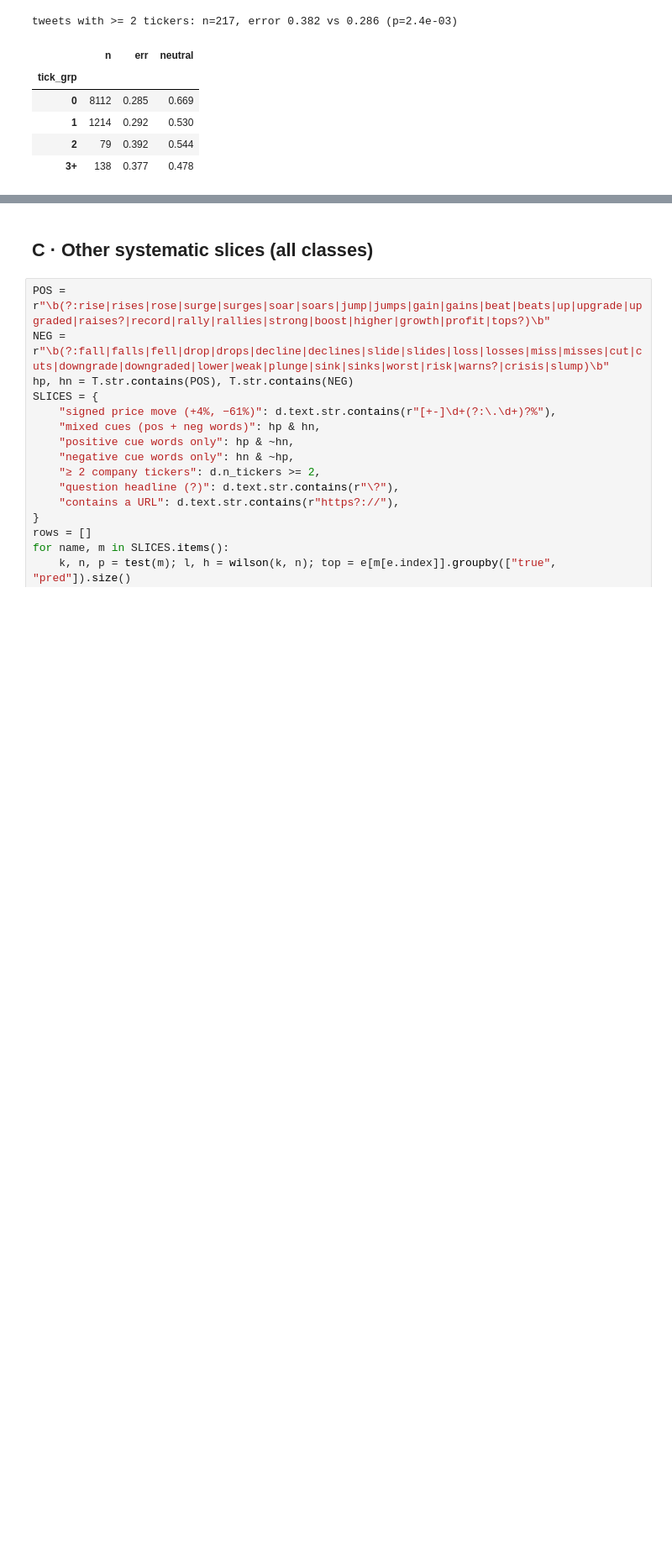
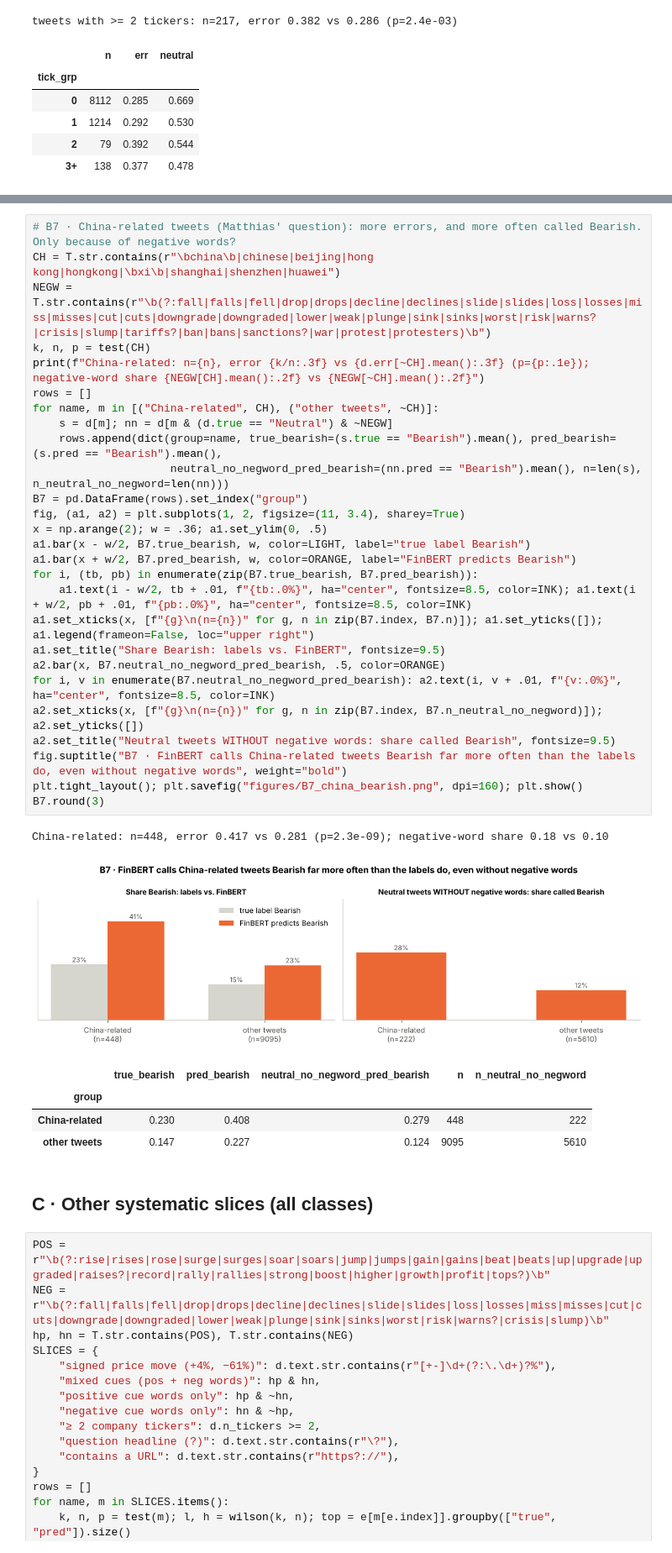
Before and after one commit to DharmikChaklasiya/AI-Visualization, a Jupyter notebook: Phase_1_Using_AI/01_neutral_error_analysis.ipynb, the cells around one changed output, grey strips where cells are left out. Shown at 84% size. Drawn from its saved outputs; the diff is of its cells as text; blank space fills up the shorter version.

```diff
--- a/Phase_1_Using_AI/01_neutral_error_analysis.ipynb
+++ b/Phase_1_Using_AI/01_neutral_error_analysis.ipynb
@@ -292,3 +323,37 @@ tweets with >= 2 tickers: n=217, error 0.382 vs 0.286 (p=2.4e-03)
+# %%
+# B7 · China-related tweets (Matthias' question): more errors, and more often called Bearish. Only because of negative words?
+CH = T.str.contains(r"\bchina\b|chinese|beijing|hong kong|hongkong|\bxi\b|shanghai|shenzhen|huawei")
+NEGW = T.str.contains(r"\b(?:fall|falls|fell|drop|drops|decline|declines|slide|slides|loss|losses|miss|misses|cut|cuts|downgrade|downgraded|lower|weak|plunge|sink|sinks|worst|risk|warns?|crisis|slump|tariffs?|ban|bans|sanctions?|war|protest|protesters)\b")
+k, n, p = test(CH)
+print(f"China-related: n={n}, error {k/n:.3f} vs {d.err[~CH].mean():.3f} (p={p:.1e}); negative-word share {NEGW[CH].mean():.2f} vs {NEGW[~CH].mean():.2f}")
+rows = []
+for name, m in [("China-related", CH), ("other tweets", ~CH)]:
+    s = d[m]; nn = d[m & (d.true == "Neutral") & ~NEGW]
+    rows.append(dict(group=name, true_bearish=(s.true == "Bearish").mean(), pred_bearish=(s.pred == "Bearish").mean(),
+                     neutral_no_negword_pred_bearish=(nn.pred == "Bearish").mean(), n=len(s), n_neutral_no_negword=len(nn)))
+B7 = pd.DataFrame(rows).set_index("group")
+fig, (a1, a2) = plt.subplots(1, 2, figsize=(11, 3.4), sharey=True)
+x = np.arange(2); w = .36; a1.set_ylim(0, .5)
+a1.bar(x - w/2, B7.true_bearish, w, color=LIGHT, label="true label Bearish")
+a1.bar(x + w/2, B7.pred_bearish, w, color=ORANGE, label="FinBERT predicts Bearish")
+for i, (tb, pb) in enumerate(zip(B7.true_bearish, B7.pred_bearish)):
+    a1.text(i - w/2, tb + .01, f"{tb:.0%}", ha="center", fontsize=8.5, color=INK); a1.text(i + w/2, pb + .01, f"{pb:.0%}", ha="center", fontsize=8.5, color=INK)
+a1.set_xticks(x, [f"{g}\n(n={n})" for g, n in zip(B7.index, B7.n)]); a1.set_yticks([]); a1.legend(frameon=False, loc="upper right")
+a1.set_title("Share Bearish: labels vs. FinBERT", fontsize=9.5)
+a2.bar(x, B7.neutral_no_negword_pred_bearish, .5, color=ORANGE)
+for i, v in enumerate(B7.neutral_no_negword_pred_bearish): a2.text(i, v + .01, f"{v:.0%}", ha="center", fontsize=8.5, color=INK)
+a2.set_xticks(x, [f"{g}\n(n={n})" for g, n in zip(B7.index, B7.n_neutral_no_negword)]); a2.set_yticks([])
+a2.set_title("Neutral tweets WITHOUT negative words: share called Bearish", fontsize=9.5)
+fig.suptitle("B7 · FinBERT calls China-related tweets Bearish far more often than the labels do, even without negative words", weight="bold")
+plt.tight_layout(); plt.savefig("figures/B7_china_bearish.png", dpi=160); plt.show()
+B7.round(3)
+# %% [output]
+China-related: n=448, error 0.417 vs 0.281 (p=2.3e-09); negative-word share 0.18 vs 0.10
+[figure, added]
+|  | true_bearish | pred_bearish | neutral_no_negword_pred_bearish | n | n_neutral_no_negword |
+| group |  |  |  |  |  |
+| China-related | 0.230 | 0.408 | 0.279 | 448 | 222 |
+| other tweets | 0.147 | 0.227 | 0.124 | 9095 | 5610 |
 # %% [markdown]
 ## C · Other systematic slices (all classes)
 # %%
```
Also changed, not shown: parts of 9 cells of this notebook, 9 other files.
